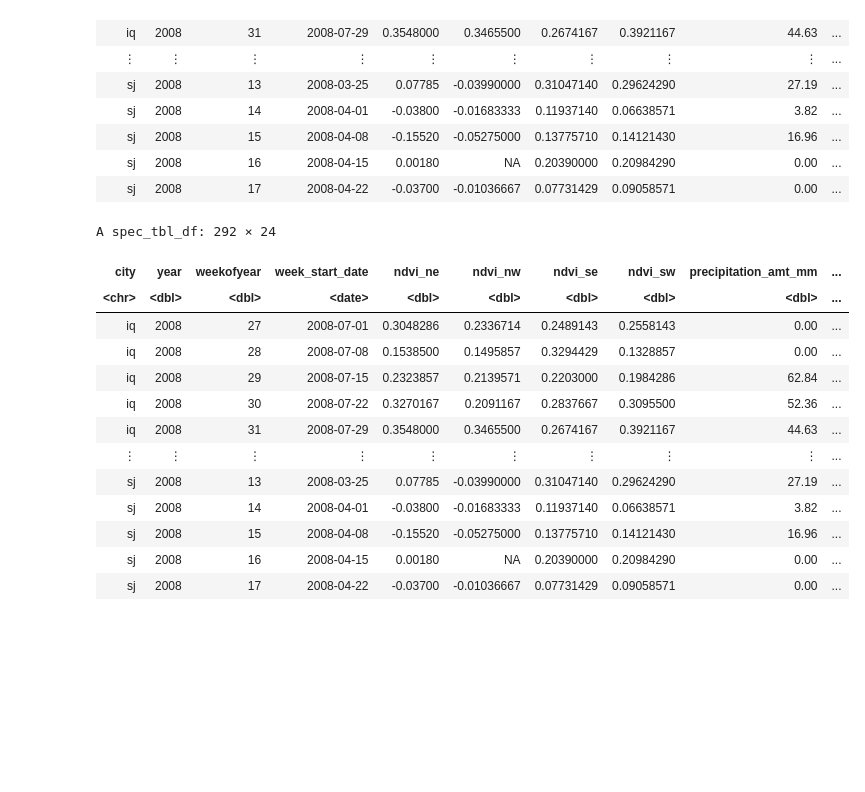
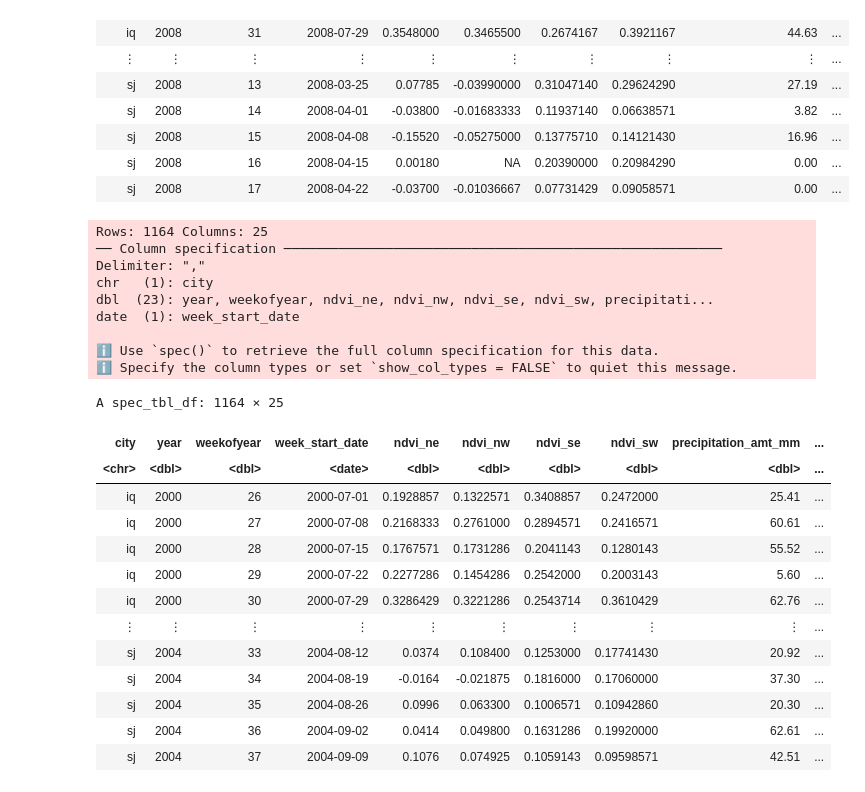
Before and after one commit to sophiaymeng/hack-ml, a Jupyter notebook: dengai.ipynb, the cells around one changed output. Saved outputs shown, nothing was run; the diff lists cells and outputs as text; code cells hidden in the pictures; blank space fills up the shorter version.

```diff
--- a/dengai.ipynb
+++ b/dengai.ipynb
@@ -45,20 +27,29 @@ A spec_tbl_df: 292 × 24
 | sj | 2008 | 16 | 2008-04-15 | 0.00180 | NA | 0.20390000 | 0.20984290 | 0.00 | ... |
 | sj | 2008 | 17 | 2008-04-22 | -0.03700 | -0.01036667 | 0.07731429 | 0.09058571 | 0.00 | ... |
 # %%
-train_data <- read_csv("https://raw.githubusercontent.com/sophiaymeng/hack-ml/refs/heads/main/test.csv", show_col_types = FALSE)
+train_data <- read_csv("https://raw.githubusercontent.com/sophiaymeng/hack-ml/refs/heads/main/train.csv")
 train_data
 # %% [output]
-A spec_tbl_df: 292 × 24
+Rows: 1164 Columns: 25
+── Column specification ────────────────────────────────────────────────────────
+Delimiter: ","
+chr   (1): city
+dbl  (23): year, weekofyear, ndvi_ne, ndvi_nw, ndvi_se, ndvi_sw, precipitati...
+date  (1): week_start_date
+
+ℹ Use `spec()` to retrieve the full column specification for this data.
+ℹ Specify the column types or set `show_col_types = FALSE` to quiet this message.
+A spec_tbl_df: 1164 × 25
 | city | year | weekofyear | week_start_date | ndvi_ne | ndvi_nw | ndvi_se | ndvi_sw | precipitation_amt_mm | ... |
 | <chr> | <dbl> | <dbl> | <date> | <dbl> | <dbl> | <dbl> | <dbl> | <dbl> | ... |
-| iq | 2008 | 27 | 2008-07-01 | 0.3048286 | 0.2336714 | 0.2489143 | 0.2558143 | 0.00 | ... |
-| iq | 2008 | 28 | 2008-07-08 | 0.1538500 | 0.1495857 | 0.3294429 | 0.1328857 | 0.00 | ... |
-| iq | 2008 | 29 | 2008-07-15 | 0.2323857 | 0.2139571 | 0.2203000 | 0.1984286 | 62.84 | ... |
-| iq | 2008 | 30 | 2008-07-22 | 0.3270167 | 0.2091167 | 0.2837667 | 0.3095500 | 52.36 | ... |
-| iq | 2008 | 31 | 2008-07-29 | 0.3548000 | 0.3465500 | 0.2674167 | 0.3921167 | 44.63 | ... |
+| iq | 2000 | 26 | 2000-07-01 | 0.1928857 | 0.1322571 | 0.3408857 | 0.2472000 | 25.41 | ... |
+| iq | 2000 | 27 | 2000-07-08 | 0.2168333 | 0.2761000 | 0.2894571 | 0.2416571 | 60.61 | ... |
+| iq | 2000 | 28 | 2000-07-15 | 0.1767571 | 0.1731286 | 0.2041143 | 0.1280143 | 55.52 | ... |
+| iq | 2000 | 29 | 2000-07-22 | 0.2277286 | 0.1454286 | 0.2542000 | 0.2003143 | 5.60 | ... |
+| iq | 2000 | 30 | 2000-07-29 | 0.3286429 | 0.3221286 | 0.2543714 | 0.3610429 | 62.76 | ... |
 | ⋮ | ⋮ | ⋮ | ⋮ | ⋮ | ⋮ | ⋮ | ⋮ | ⋮ | ... |
-| sj | 2008 | 13 | 2008-03-25 | 0.07785 | -0.03990000 | 0.31047140 | 0.29624290 | 27.19 | ... |
-| sj | 2008 | 14 | 2008-04-01 | -0.03800 | -0.01683333 | 0.11937140 | 0.06638571 | 3.82 | ... |
-| sj | 2008 | 15 | 2008-04-08 | -0.15520 | -0.05275000 | 0.13775710 | 0.14121430 | 16.96 | ... |
-| sj | 2008 | 16 | 2008-04-15 | 0.00180 | NA | 0.20390000 | 0.20984290 | 0.00 | ... |
-| sj | 2008 | 17 | 2008-04-22 | -0.03700 | -0.01036667 | 0.07731429 | 0.09058571 | 0.00 | ... |
+| sj | 2004 | 33 | 2004-08-12 | 0.0374 | 0.108400 | 0.1253000 | 0.17741430 | 20.92 | ... |
+| sj | 2004 | 34 | 2004-08-19 | -0.0164 | -0.021875 | 0.1816000 | 0.17060000 | 37.30 | ... |
+| sj | 2004 | 35 | 2004-08-26 | 0.0996 | 0.063300 | 0.1006571 | 0.10942860 | 20.30 | ... |
+| sj | 2004 | 36 | 2004-09-02 | 0.0414 | 0.049800 | 0.1631286 | 0.19920000 | 62.61 | ... |
+| sj | 2004 | 37 | 2004-09-09 | 0.1076 | 0.074925 | 0.1059143 | 0.09598571 | 42.51 | ... |
```
Also changed, not shown: parts of 2 cells of this notebook.
